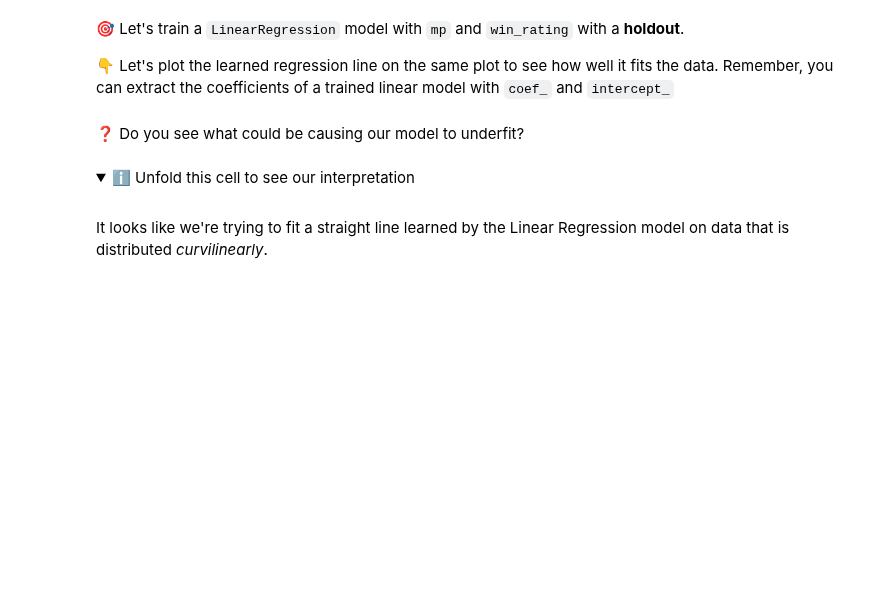
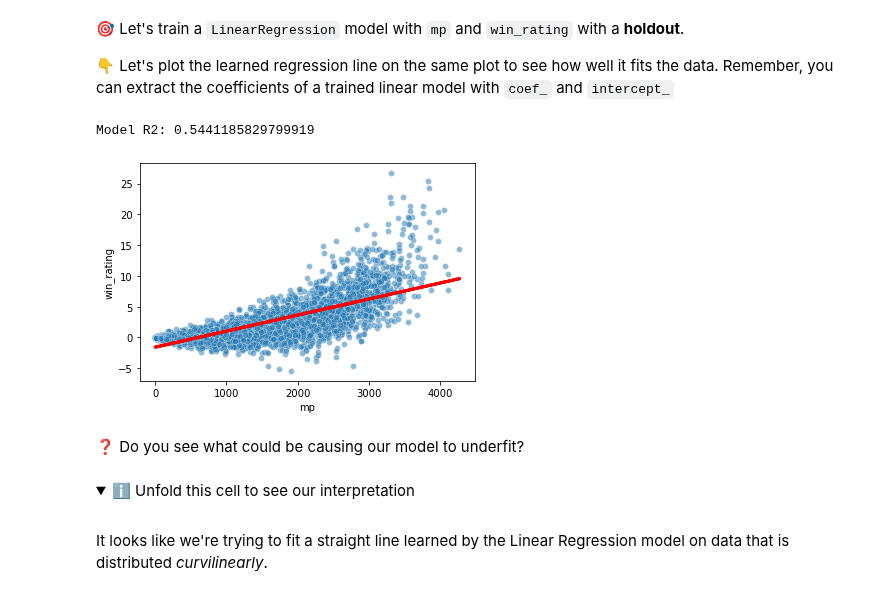
Before and after one commit to cidamla/data-learning-curves, a Jupyter notebook: Learning_Curves.ipynb, the cells around one changed output. Saved outputs shown, nothing was run; the diff lists cells and outputs as text; code cells hidden in the pictures; folded sections open; blank space fills up the shorter version.

```diff
--- a/Learning_Curves.ipynb
+++ b/Learning_Curves.ipynb
@@ -115,26 +176,29 @@ sns.scatterplot(data=df, x='mp', y='win_rating', alpha=0.5)
 # %%
 from sklearn.model_selection import train_test_split
 
 # training the model
 model = LinearRegression()
 
-X = df[['mp']]
-y = df['win_rating']
+X = nba_data[['mp']]
+y = nba_data['win_rating']
 
 X_train, X_test, y_train, y_test = train_test_split(X, y, test_size=0.2, random_state=1)
 
 model.fit(X_train, y_train)
 
 # scoring the model
 lin_reg_score = model.score(X_test, y_test)
 print("Model R2:", lin_reg_score)
 
 # extracting the coefficients and regression function
-regression = model.coef_[0] * df['mp'] + model.intercept_
+regression = model.coef_[0] * nba_data['mp'] + model.intercept_
 
 # plotting the data and learned regression function
-sns.scatterplot(data=df, x='mp', y='win_rating', alpha=0.5)
-plt.plot(df['mp'], regression, color='red', linewidth=3)
+sns.scatterplot(data=nba_data, x='mp', y='win_rating', alpha=0.5)
+plt.plot(nba_data['mp'], regression, color='red', linewidth=3);
+# %% [output]
+Model R2: 0.5441185829799919
+[figure, added]
 # %% [markdown]
 ❓ Do you see what could be causing our model to underfit?
 # %% [markdown]
```
Also changed, not shown: parts of 32 cells of this notebook.
